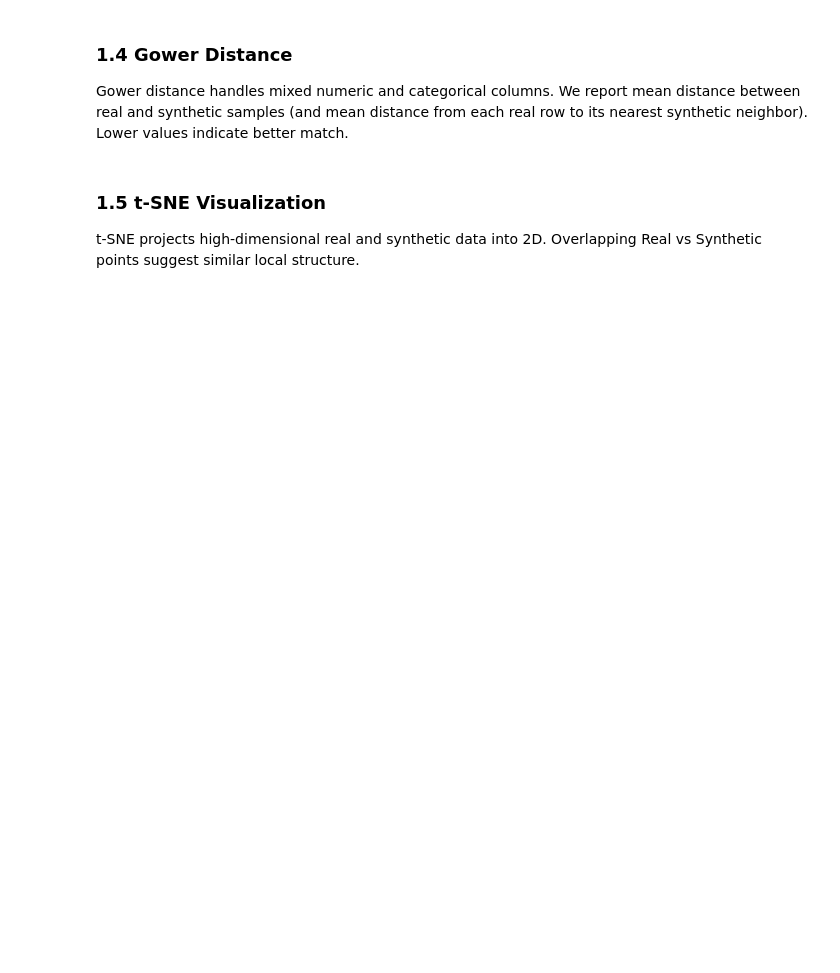
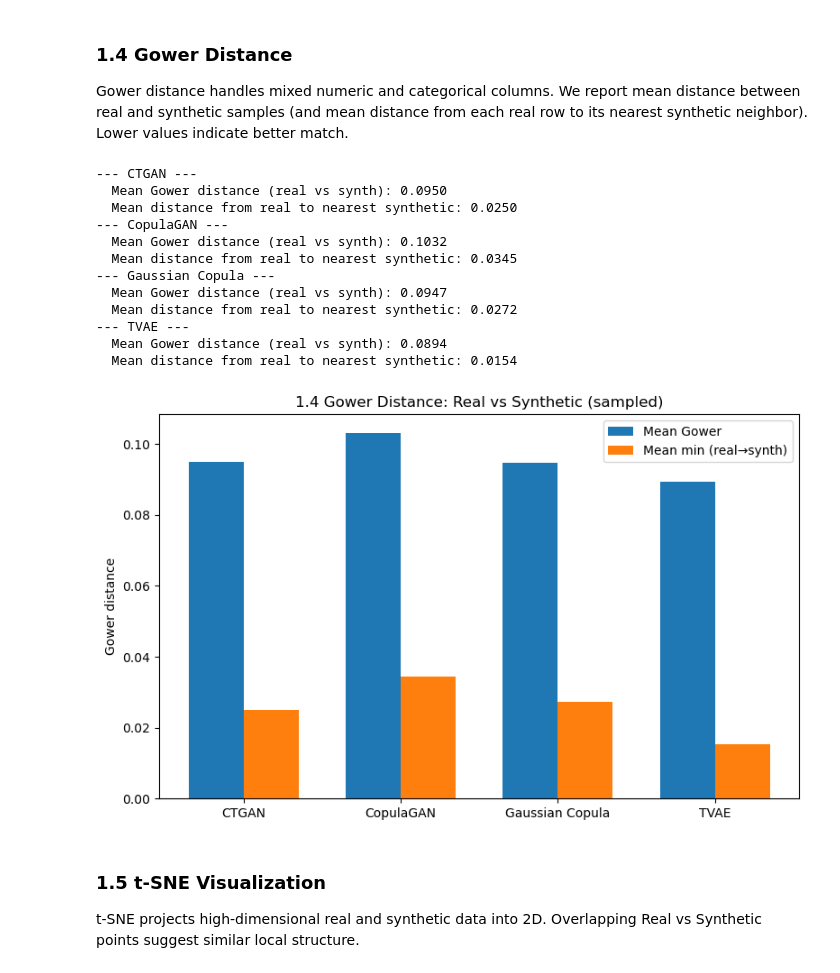
Before and after one commit to bdsul/Synthetic-data_Audit, a Jupyter notebook: Notebooks/covertype.ipynb, the cells around one changed output. Cells and saved outputs as stored; diff of their text form; code cells hidden in the pictures; blank space fills up the shorter version.

```diff
--- a/Notebooks/covertype.ipynb
+++ b/Notebooks/covertype.ipynb
@@ -316,7 +334,7 @@ except NameError:
     import pandas as pd
     from sdv.metadata import SingleTableMetadata
     covertype_data = pd.concat([X, y], axis=1)
-    SAMPLE_SIZE = 50_000
+    SAMPLE_SIZE = 10_000
     if len(covertype_data) > SAMPLE_SIZE:
         covertype_data = covertype_data.sample(n=SAMPLE_SIZE, random_state=42)
     metadata = SingleTableMetadata()
@@ -467,35 +720,55 @@ real_sample = covertype_data.sample(n=min(GOWER_SAMPLE, len(covertype_data)), ra
 models_gower = [
     ('CTGAN', synthetic_data_ctgan),
     ('CopulaGAN', synthetic_data_copulagan),
     ('Gaussian Copula', synthetic_data_gaussian),
     ('TVAE', synthetic_data_tvae),
 ]
 cols_common = [c for c in real_sample.columns if c in synthetic_data_ctgan.columns]
-real_sub = real_sample[cols_common]
+real_sub = real_sample[cols_common].copy()
+for c in real_sub.columns:
+    if pd.api.types.is_numeric_dtype(real_sub[c]):
+        real_sub[c] = real_sub[c].astype(float)
 gower_results = []
 
 for name, synth in models_gower:
-    synth_sample = synth.sample(n=min(GOWER_SAMPLE, len(synth)), random_state=42)[cols_common]
+    synth_sample = synth.sample(n=min(GOWER_SAMPLE, len(synth)), random_state=42)[cols_common].copy()
+    for c in synth_sample.columns:
+        if pd.api.types.is_numeric_dtype(synth_sample[c]):
+            synth_sample[c] = synth_sample[c].astype(float)
     cross_dist = gower.gower_matrix(real_sub, synth_sample)
     mean_dist = float(np.mean(cross_dist))
     mean_min_dist = float(np.mean(cross_dist.min(axis=1)))  # real to nearest synthetic
     gower_results.append({'Model': name, 'Mean Gower': mean_dist, 'Mean min (real→synth)': mean_min_dist})
     print(f'--- {name} ---')
     print(f'  Mean Gower distance (real vs synth): {mean_dist:.4f}')
     print(f'  Mean distance from real to nearest synthetic: {mean_min_dist:.4f}')
 
 df_gower = pd.DataFrame(gower_results)
 plt.figure(figsize=(8, 5))
 x = np.arange(len(df_gower))
 w = 0.35
 plt.bar(x - w/2, df_gower['Mean Gower'], width=w, label='Mean Gower')
 plt.bar(x + w/2, df_gower['Mean min (real→synth)'], width=w, label='Mean min (real→synth)')
 plt.xticks(x, df_gower['Model'])
 plt.ylabel('Gower distance')
 plt.title('1.4 Gower Distance: Real vs Synthetic (sampled)')
 plt.legend()
 plt.tight_layout()
 plt.show()
+# %% [output]
+--- CTGAN ---
+  Mean Gower distance (real vs synth): 0.0950
+  Mean distance from real to nearest synthetic: 0.0250
+--- CopulaGAN ---
+  Mean Gower distance (real vs synth): 0.1032
+  Mean distance from real to nearest synthetic: 0.0345
+--- Gaussian Copula ---
+  Mean Gower distance (real vs synth): 0.0947
+  Mean distance from real to nearest synthetic: 0.0272
+--- TVAE ---
+  Mean Gower distance (real vs synth): 0.0894
+  Mean distance from real to nearest synthetic: 0.0154
+[figure, added]
 # %% [markdown]
 ### 1.5 t-SNE Visualization
 
```
Also changed, not shown: parts of 20 cells of this notebook.
